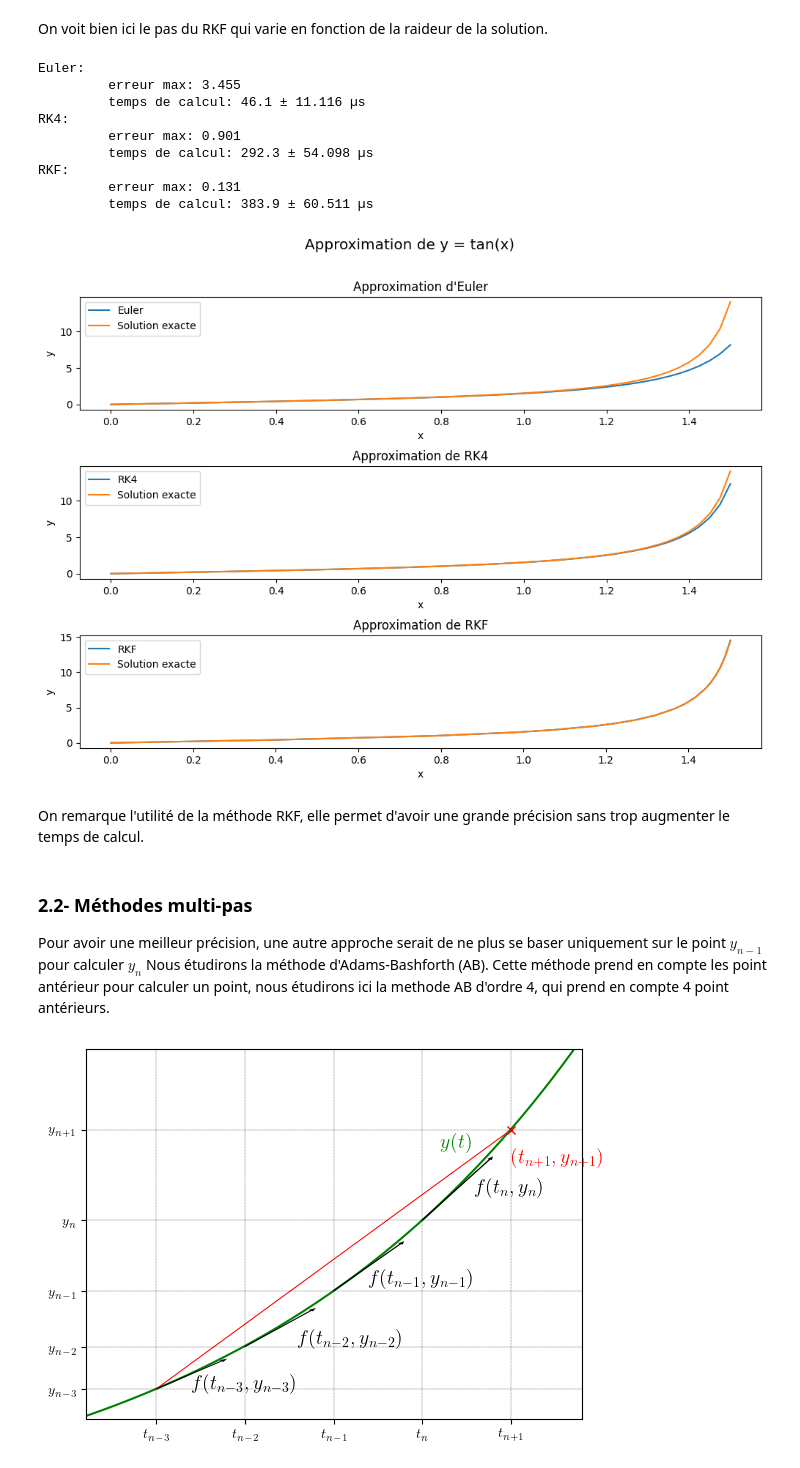
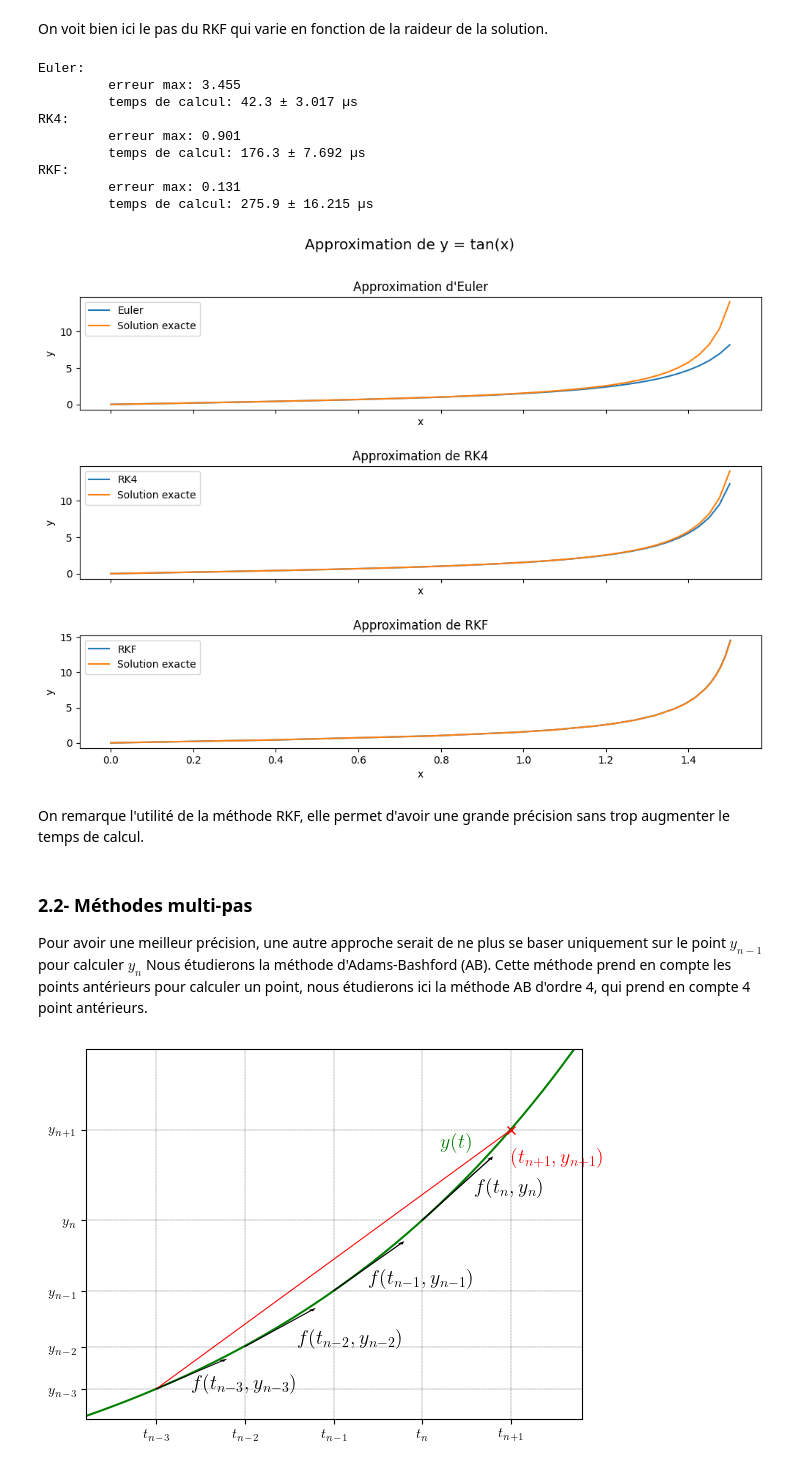
Before and after one commit to rom56300/Projet-Info, a Jupyter notebook: Final.ipynb, the cells around one changed output. Drawn from its saved outputs; the diff is of its cells as text; code cells hidden in the pictures.

```diff
--- a/Final.ipynb
+++ b/Final.ipynb
@@ -845,7 +860,7 @@ print(f"RKF: \n\t erreur max: {RKF_err:.3f} \n\t temps de calcul: {RKF_temps[0]:
 # Définition du graphique
 fig = plt.figure(figsize=(12, 8))
 gs = fig.add_gridspec(3, hspace=0.5)
-axs = gs.subplots()
+axs = gs.subplots(sharex=True)
 fig.suptitle('Approximation de y = tan(x)', fontsize="x-large")
 
 # Graphique d'Euler
@@ -854,44 +869,45 @@ axs[0].plot(X, E, label= "Euler")
 axs[0].plot(X, [tan(x) for x in X], label="Solution exacte")
 axs[0].set_ylabel("y")
 axs[0].set_xlabel("x")
 
 # Graphique de RK
 axs[1].set_title("Approximation de RK4")
 axs[1].plot(X, RK, label="RK4")
 axs[1].plot(X, [tan(x) for x in X], label="Solution exacte")
 axs[1].set_ylabel("y")
 axs[1].set_xlabel("x")
 
 # Graphique de RKF
 axs[2].set_title("Approximation de RKF")
 axs[2].plot(*RKF, label="RKF")
 axs[2].plot(RKF[0], [tan(t) for t in RKF[0]], label="Solution exacte")
 axs[2].set_ylabel("y")
 axs[2].set_xlabel("x")
 
 # Affichage des graphiques
 axs[0].legend()
 axs[1].legend()
 axs[2].legend()
 plt.show()
 # %% [output]
 Euler:
          erreur max: 3.455
-         temps de calcul: 46.1 ± 11.116 µs
+         temps de calcul: 42.3 ± 3.017 µs
 RK4:
          erreur max: 0.901
-         temps de calcul: 292.3 ± 54.098 µs
+         temps de calcul: 176.3 ± 7.692 µs
 RKF:
          erreur max: 0.131
-         temps de calcul: 383.9 ± 60.511 µs
+         temps de calcul: 275.9 ± 16.215 µs
-[figure, old version]
+[figure, new version]
 # %% [markdown]
 On remarque l'utilité de la méthode RKF, elle permet d'avoir une grande précision sans trop augmenter le temps de calcul.
 # %% [markdown]
 ### 2.2- Méthodes multi-pas
+
 Pour avoir une meilleur précision, une autre approche serait de ne plus se baser uniquement sur le point $y_{n-1}$ pour calculer $y_n$
-Nous étudirons la méthode d'Adams-Bashforth (AB).
-Cette méthode prend en compte les point antérieur pour calculer un point, nous étudirons ici la methode AB d'ordre 4, qui prend en compte 4 point antérieurs.
+Nous étudierons la méthode d'Adams\-Bashford \(AB\).
+Cette méthode prend en compte les points antérieurs pour calculer un point, nous étudierons ici la méthode AB d'ordre 4, qui prend en compte 4 point antérieurs.
 # %%
 fig, ax1 = plt.subplots(1, 1)
 
```
Also changed, not shown: parts of 33 cells of this notebook.
